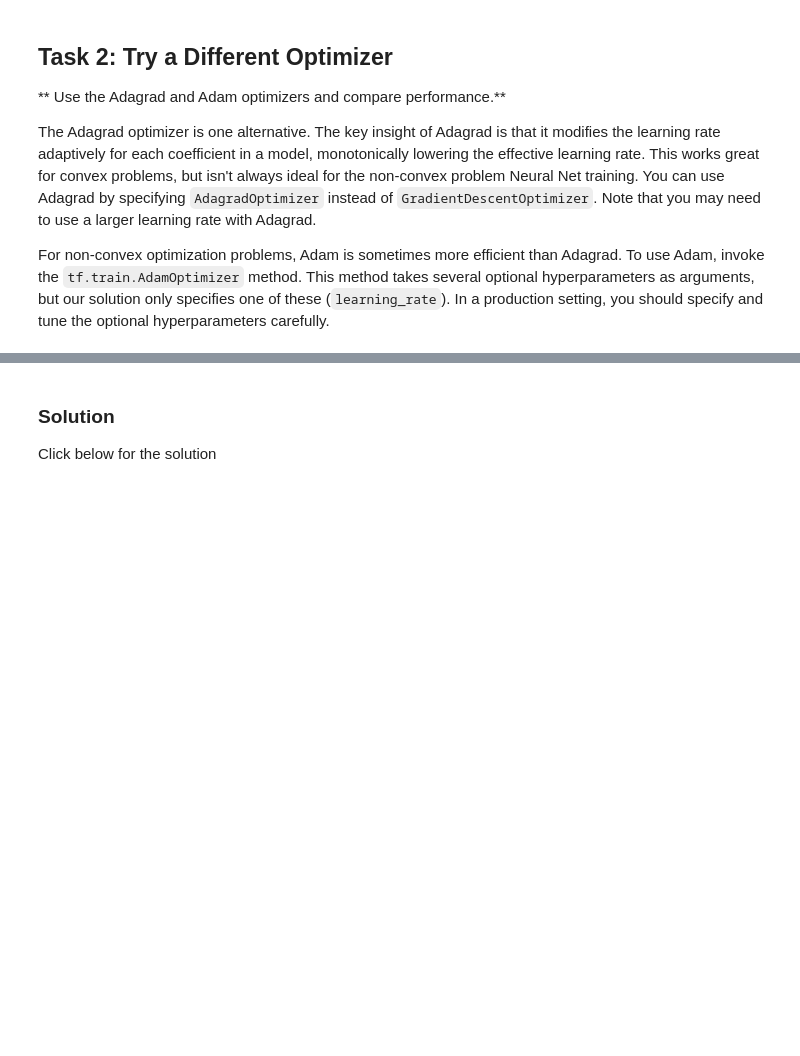
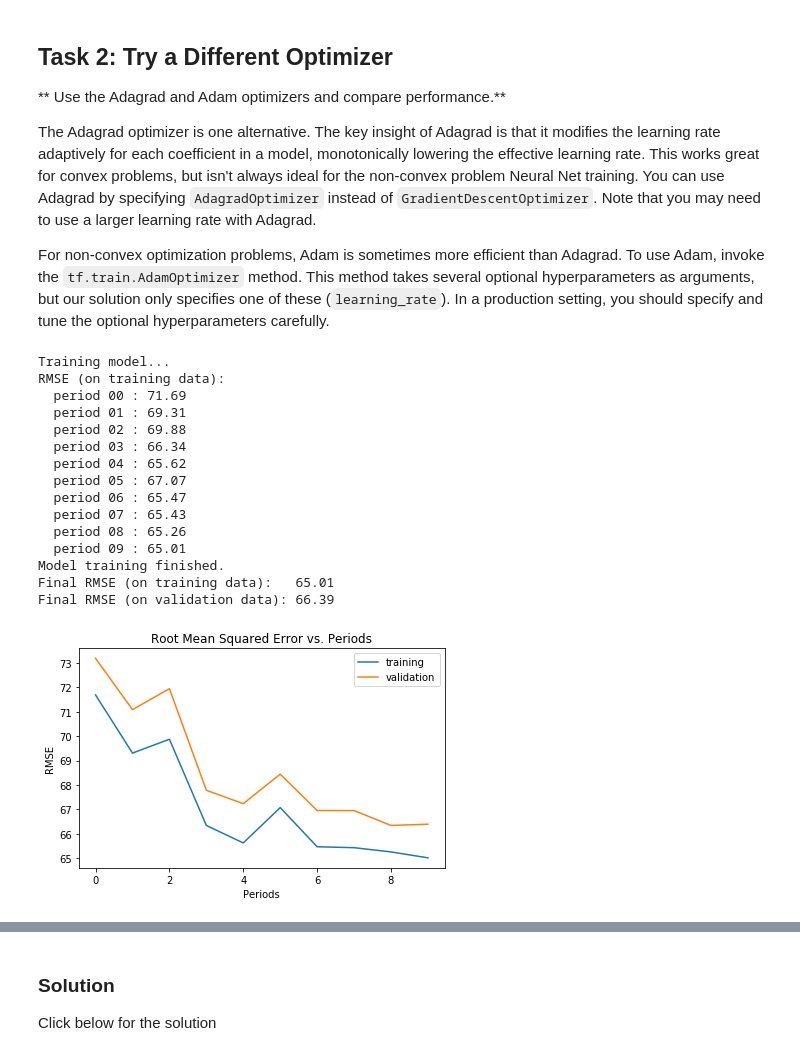
Before and after one commit to FeniXVRN/google-ml-crach-course, a Jupyter notebook: improving_neural_net_performance.ipynb, the cells around one changed output, grey strips where cells are left out. Drawn from its saved outputs; the diff is of its cells as text; code cells hidden in the pictures; blank space fills up the shorter version.

```diff
--- a/improving_neural_net_performance.ipynb
+++ b/improving_neural_net_performance.ipynb
@@ -352,4 +445,30 @@ For non-convex optimization problems, Adam is sometimes more efficient than Adag
 # %%
 #
 # YOUR CODE HERE: Retrain the network using Adagrad and then Adam.
 #
+_, adagrad_training_losses, adagrad_validation_losses = train_nn_regression_model(
+    my_optimizer=tf.train.AdagradOptimizer(learning_rate=0.5),
+    steps=2000,
+    batch_size=50,
+    hidden_units=[10, 10],
+    training_examples=normalized_training_examples,
+    training_targets=training_targets,
+    validation_examples=normalized_validation_examples,
+    validation_targets=validation_targets)
+# %% [output]
+Training model...
+RMSE (on training data):
+  period 00 : 71.69
+  period 01 : 69.31
+  period 02 : 69.88
+  period 03 : 66.34
+  period 04 : 65.62
+  period 05 : 67.07
+  period 06 : 65.47
+  period 07 : 65.43
+  period 08 : 65.26
+  period 09 : 65.01
+Model training finished.
+Final RMSE (on training data):   65.01
+Final RMSE (on validation data): 66.39
+[figure, added]
```
Also changed, not shown: parts of 15 cells of this notebook.
